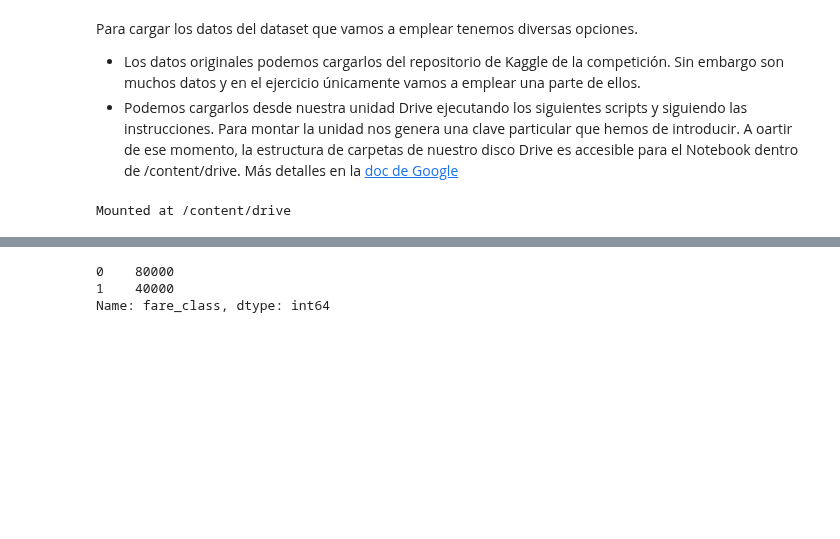
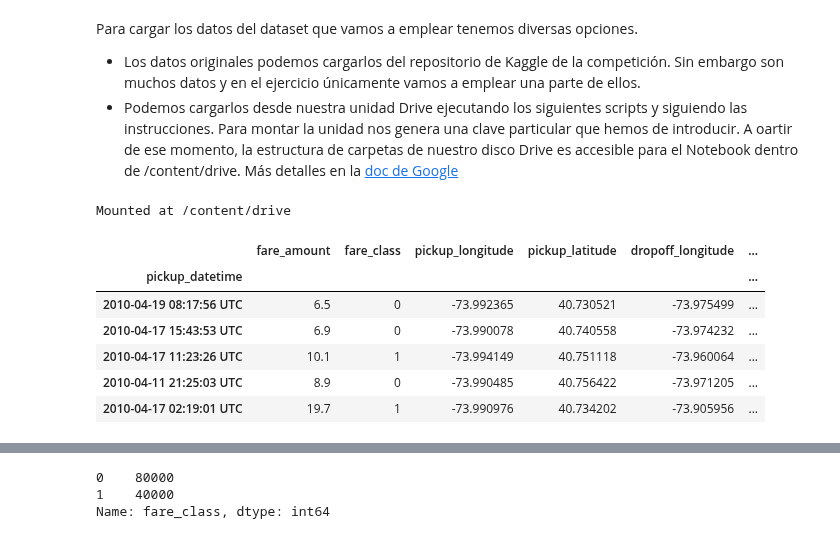
Before and after one commit to vicentcamison/idal_ia3, a Jupyter notebook: 3 Aprendizaje profundo (II)/Sesion 1/08_Pytorch_DL_clasificacion_Ejercicio.ipynb, the cells around one changed output, grey strips where cells are left out. Saved outputs shown, nothing was run; the diff lists cells and outputs as text; code cells hidden in the pictures; blank space fills up the shorter version.

```diff
--- a/3 Aprendizaje profundo (II)/Sesion 1/08_Pytorch_DL_clasificacion_Ejercicio.ipynb
+++ b/3 Aprendizaje profundo (II)/Sesion 1/08_Pytorch_DL_clasificacion_Ejercicio.ipynb
@@ -60,4 +63,15 @@ Mounted at /content/drive
 # %%
 #Lee el fichero "NYCTaxiFares.csv"  desde tu Drive o localmente y examinalo con head
 
 ## TU CÓDIGO AQUÍ
+url = 'https://raw.githubusercontent.com/vicentcamison/idal_ia3/main/3%20Aprendizaje%20profundo%20(II)/Sesion%201/NYCTaxiFares.csv'
+data = pd.read_csv(url, index_col=0)
+data.head()
+# %% [output]
+|  | fare_amount | fare_class | pickup_longitude | pickup_latitude | dropoff_longitude | ... |
+| pickup_datetime |  |  |  |  |  | ... |
+| 2010-04-19 08:17:56 UTC | 6.5 | 0 | -73.992365 | 40.730521 | -73.975499 | ... |
+| 2010-04-17 15:43:53 UTC | 6.9 | 0 | -73.990078 | 40.740558 | -73.974232 | ... |
+| 2010-04-17 11:23:26 UTC | 10.1 | 1 | -73.994149 | 40.751118 | -73.960064 | ... |
+| 2010-04-11 21:25:03 UTC | 8.9 | 0 | -73.990485 | 40.756422 | -73.971205 | ... |
+| 2010-04-17 02:19:01 UTC | 19.7 | 1 | -73.990976 | 40.734202 | -73.905956 | ... |
```
Also changed, not shown: parts of 4 cells of this notebook.
